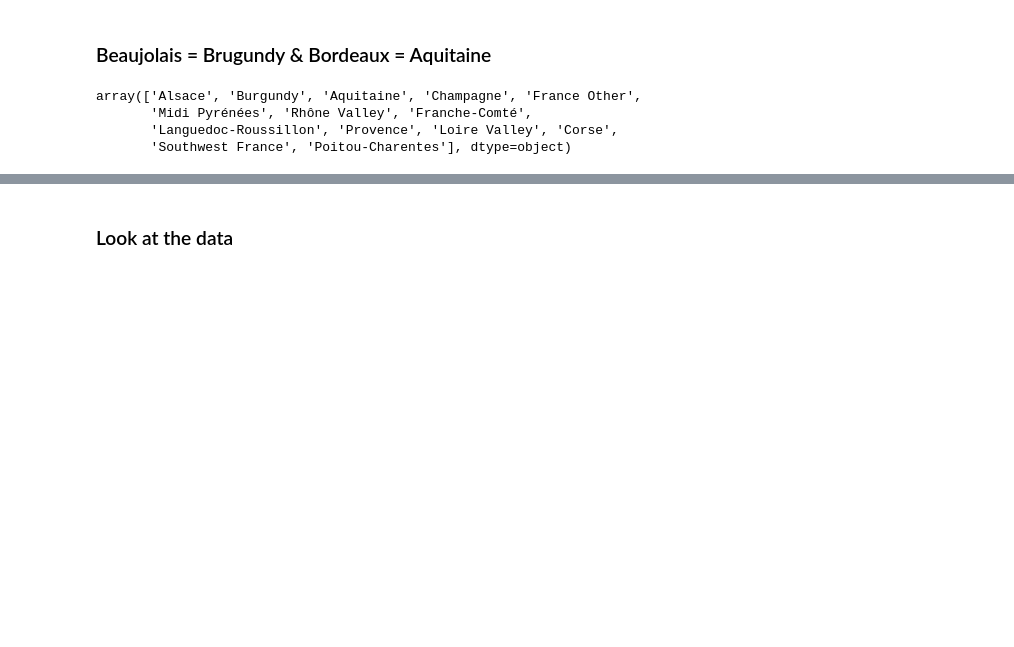
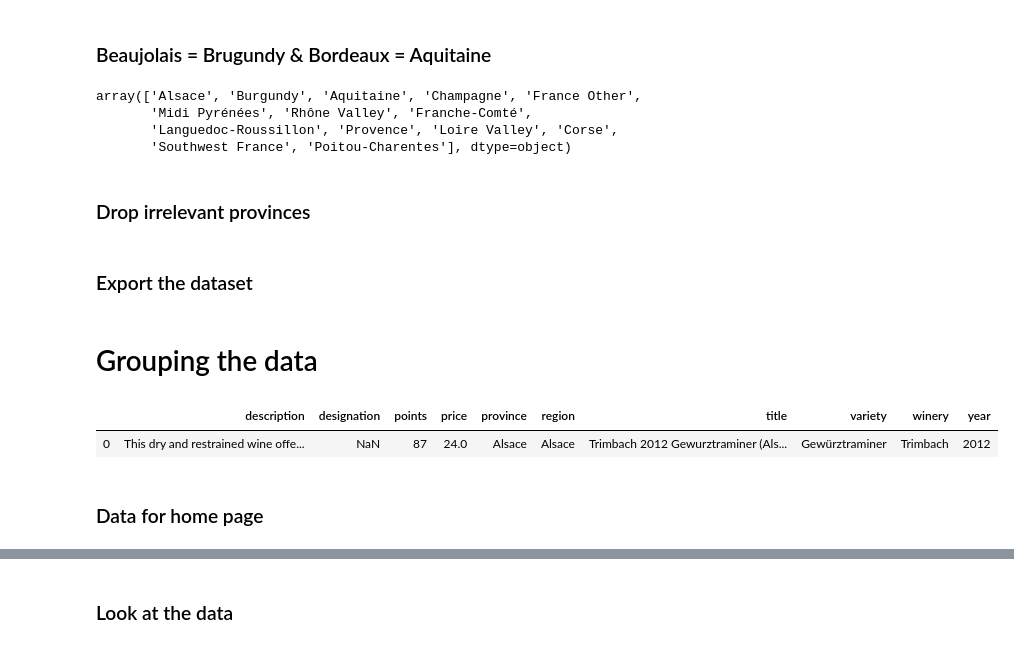
Before and after one commit to com-480-data-visualization/com-480-project-lesvizerables, a Jupyter notebook: Province_Renaming.ipynb, the cells around one changed output, grey strips where cells are left out. Cells and saved outputs as stored; diff of their text form; code cells hidden in the pictures; blank space fills up the shorter version.

```diff
--- a/Province_Renaming.ipynb
+++ b/Province_Renaming.ipynb
@@ -121,3 +120,5 @@ array(['Alsace', 'Burgundy', 'Aquitaine', 'Champagne', 'France Other',
        'Midi Pyrénées', 'Rhône Valley', 'Franche-Comté',
        'Languedoc-Roussillon', 'Provence', 'Loire Valley', 'Corse',
        'Southwest France', 'Poitou-Charentes'], dtype=object)
+# %% [markdown]
+### Drop irrelevant provinces
@@ -123,0 +128,2 @@ array(['Alsace', 'Burgundy', 'Aquitaine', 'Champagne', 'France Other',
+# %% [markdown]
+### Export the dataset
@@ -123,0 +132,9 @@ array(['Alsace', 'Burgundy', 'Aquitaine', 'Champagne', 'France Other',
+# %% [markdown]
+# Grouping the data
+# %%
+wines.head(1)
+# %% [output]
+|  | description | designation | points | price | province | region | title | variety | winery | year |
+| 0 | This dry and restrained wine offe... | NaN | 87 | 24.0 | Alsace | Alsace | Trimbach 2012 Gewurztraminer (Als... | Gewürztraminer | Trimbach | 2012 |
+# %% [markdown]
+### Data for home page
```
Also changed, not shown: parts of 12 cells of this notebook.
